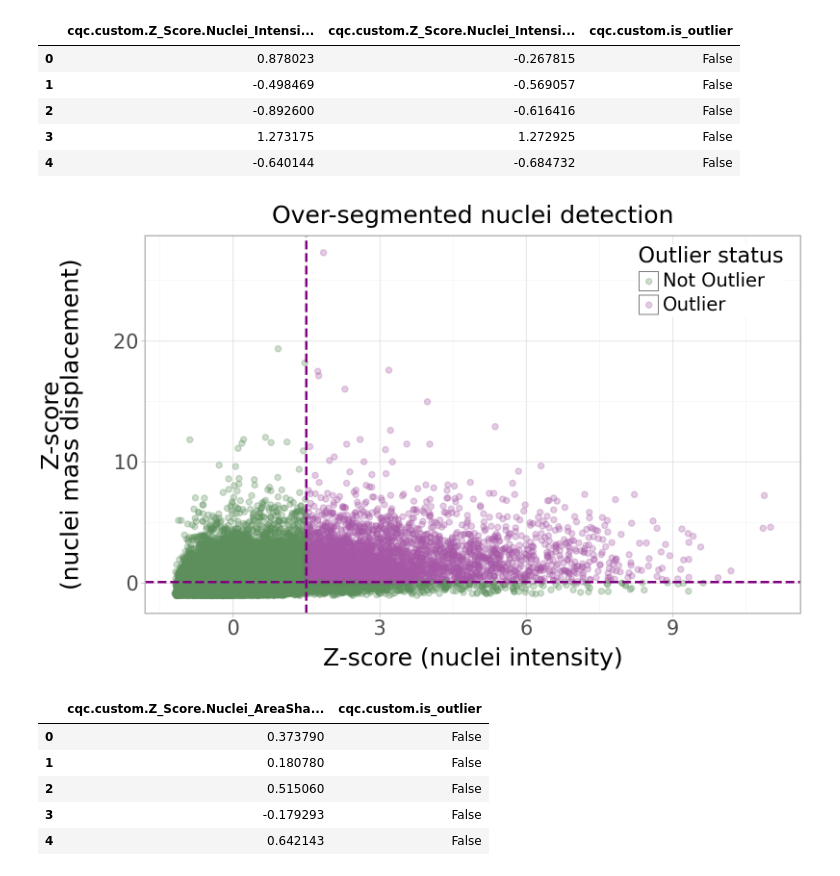
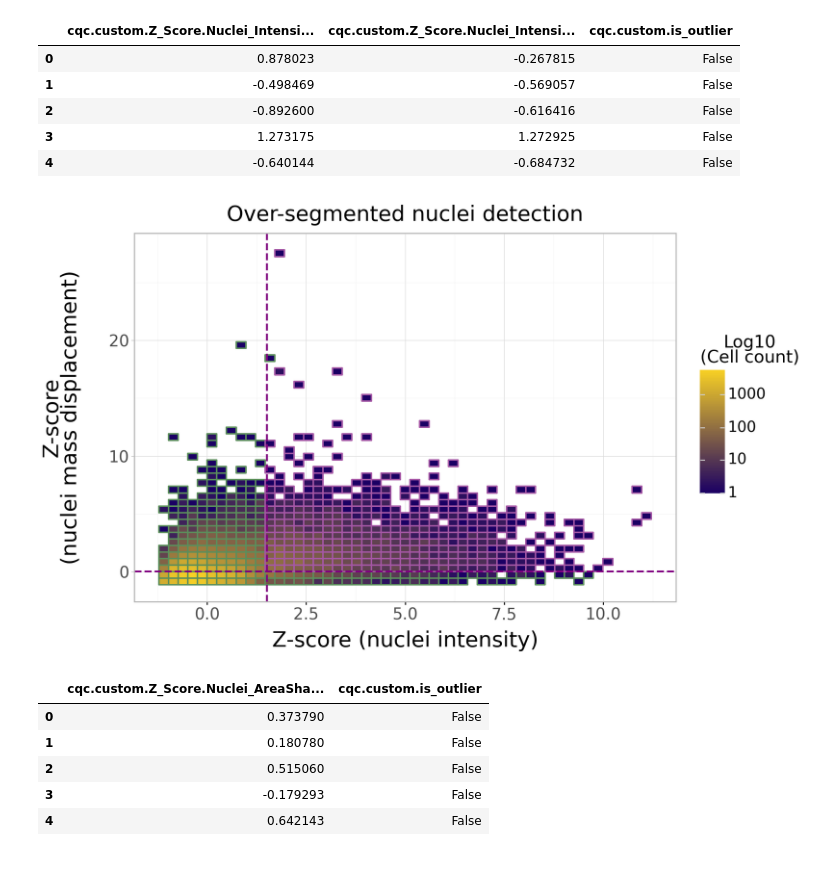
Before and after one commit to cytomining/coSMicQC, a Jupyter notebook: docs/manuscripts/cosmicqc_paper_v1/figure_2/panelB_qc_distributions.ipynb, the cells around one changed output. Saved outputs shown, nothing was run; the diff lists cells and outputs as text; code cells hidden in the pictures.

```diff
--- a/docs/manuscripts/cosmicqc_paper_v1/figure_2/panelB_qc_distributions.ipynb
+++ b/docs/manuscripts/cosmicqc_paper_v1/figure_2/panelB_qc_distributions.ipynb
@@ -107,52 +114,58 @@ df = identify_nuclei_clustered_outliers.rename(
     }
 )
 
-# Make sure 'is_outlier' is a string or category (for coloring)
+# Make sure 'is_outlier' is a string or category
 df["is_outlier"] = df["is_outlier"].map({True: "Outlier", False: "Not Outlier"})
 
 # Set the figure size
-height = 5
-width = 8
+height = 6
+width = 10  # a little wider for facets
 set_option("figure_size", (width, height))
 
-# Plot
+# Plot scatterplot with thresholds for over-segmented nuclei
 p = (
     ggplot(df, aes(x="zscore_intensity", y="zscore_displacement", color="is_outlier"))
-    + geom_point(alpha=0.3, size=2)
+    + geom_point(alpha=0.3, size=0)
+    + geom_bin2d(aes(fill="..count.."), bins=50, alpha=1.0, size=0.8)
+    + scale_fill_gradient(
+        name="Log10\n(Cell count)", trans="log10", low="#1b0064", high="#f8d125"
+    )
     + geom_vline(xintercept=1.5, linetype="--", color="#800080", size=1.0)
     + geom_hline(yintercept=0.05, linetype="--", color="#800080", size=1.0)
     + scale_color_manual(values={"Outlier": "#A658A6", "Not Outlier": "#5C8F5C"})
     + labs(
         x="Z-score (nuclei intensity)",
         y="Z-score\n(nuclei mass displacement)",
-        color="Outlier status",
+        fill="Log10(Cell count)",
     )
+    + guides(color=False)  # 🔹 drop outlier/not outlier legend
     + ggtitle("Over-segmented nuclei detection")
     + theme_light()
     + theme(
         legend_title=element_text(size=16),
         legend_text=element_text(size=14),
-        legend_position=(0.97, 0.97),
-        axis_title=element_text(size=18),
+        legend_position="right",
+        legend_direction="vertical",
+        axis_title=element_text(size=20),
         axis_text=element_text(size=15),
-        plot_title=element_text(size=18),
+        plot_title=element_text(size=20),
         axis_title_y=element_text(
             angle=90,
             vjust=0.5,
             ha="center",
-            size=18,
         ),
         plot_margin_left=0.03,
     )
 )
+
 # Save the plot
 p.save(
     output_dir / "over_segmented_nuclei_plot.png", dpi=600, width=width, height=height
 )
 
 p.show()
 # %% [output]
-[figure, old version]
+[figure, new version]
 # %%
 # Find large nuclei outliers for the current plate
 identify_poor_nuclei_shape_outliers = identify_outliers(
```
Also changed, not shown: parts of 3 cells of this notebook, 33 other files.
